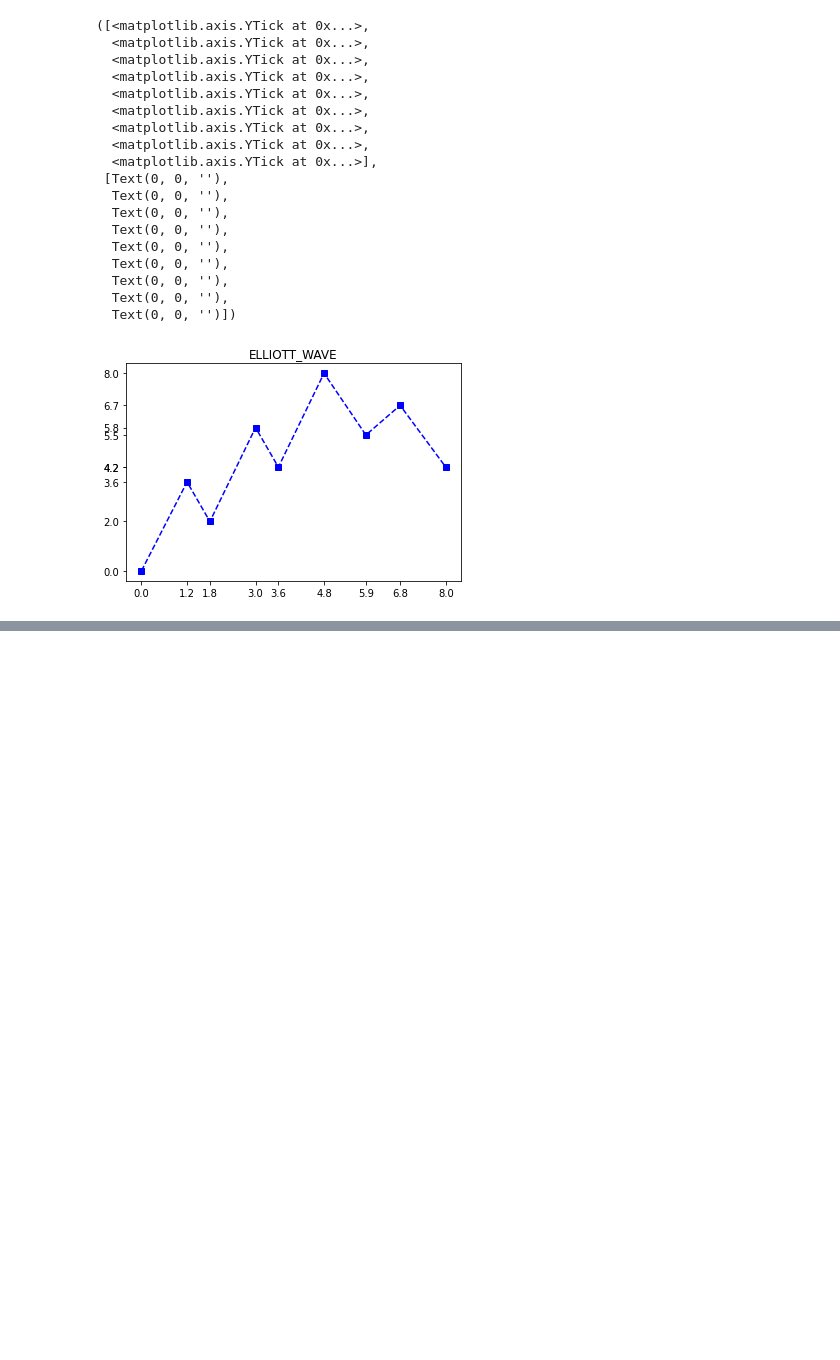
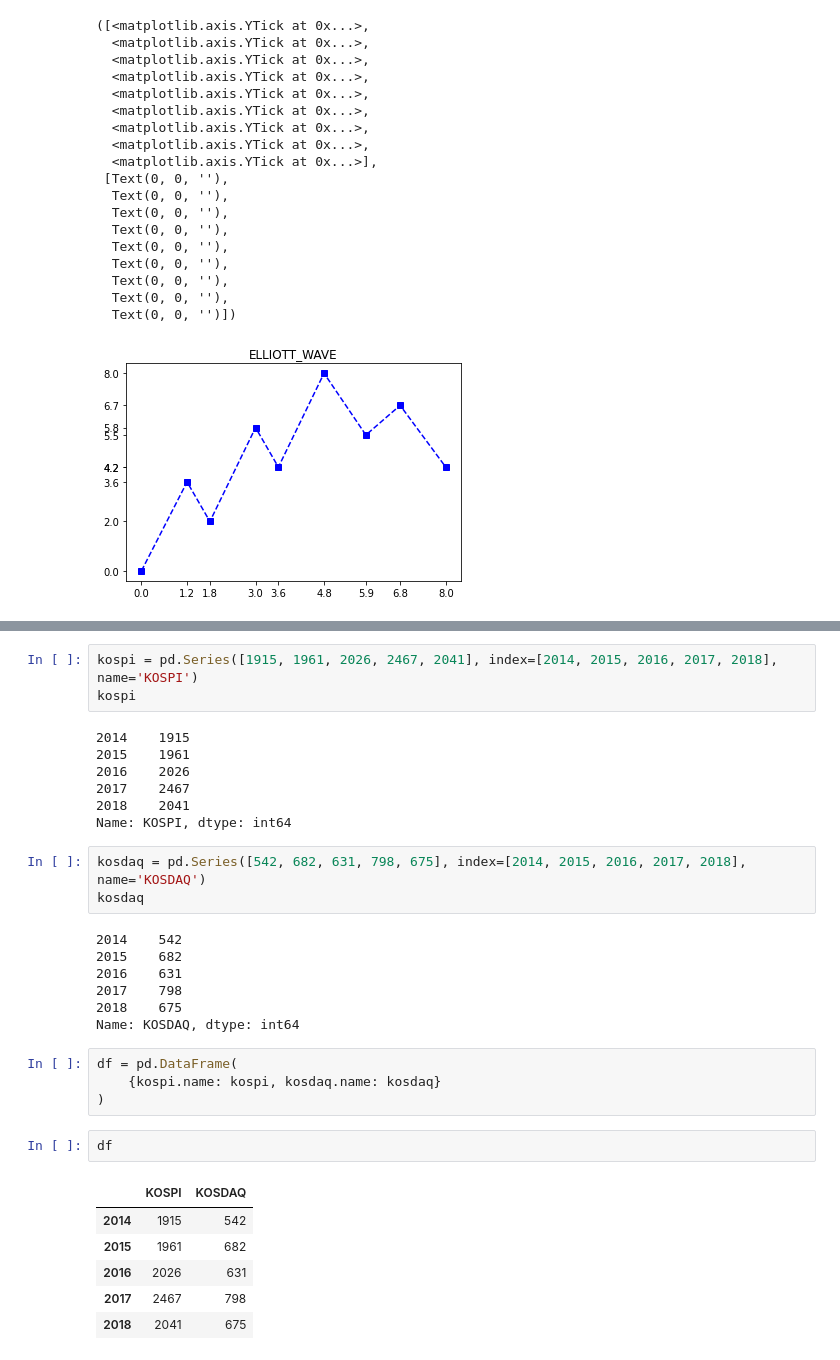
Before and after one commit to slayellow/Daily_Coding, a Jupyter notebook: stock_analysis/chapter3/pandas_example.ipynb, the cells around one changed output, grey strips where cells are left out. Drawn from its saved outputs; the diff is of its cells as text; blank space fills up the shorter version.

```diff
--- a/stock_analysis/chapter3/pandas_example.ipynb
+++ b/stock_analysis/chapter3/pandas_example.ipynb
@@ -203,0 +250,33 @@ Fontconfig warning: ignoring UTF-8: not a valid region tag
+# %%
+kospi = pd.Series([1915, 1961, 2026, 2467, 2041], index=[2014, 2015, 2016, 2017, 2018], name='KOSPI')
+kospi
+# %% [output]
+2014    1915
+2015    1961
+2016    2026
+2017    2467
+2018    2041
+Name: KOSPI, dtype: int64
+# %%
+kosdaq = pd.Series([542, 682, 631, 798, 675], index=[2014, 2015, 2016, 2017, 2018], name='KOSDAQ')
+kosdaq
+# %% [output]
+2014    542
+2015    682
+2016    631
+2017    798
+2018    675
+Name: KOSDAQ, dtype: int64
+# %%
+df = pd.DataFrame(
+    {kospi.name: kospi, kosdaq.name: kosdaq}
+)
+# %%
+df
+# %% [output]
+|  | KOSPI | KOSDAQ |
+| 2014 | 1915 | 542 |
+| 2015 | 1961 | 682 |
+| 2016 | 2026 | 631 |
+| 2017 | 2467 | 798 |
+| 2018 | 2041 | 675 |
```
Also changed, not shown: parts of 7 cells of this notebook, 2 other files.
